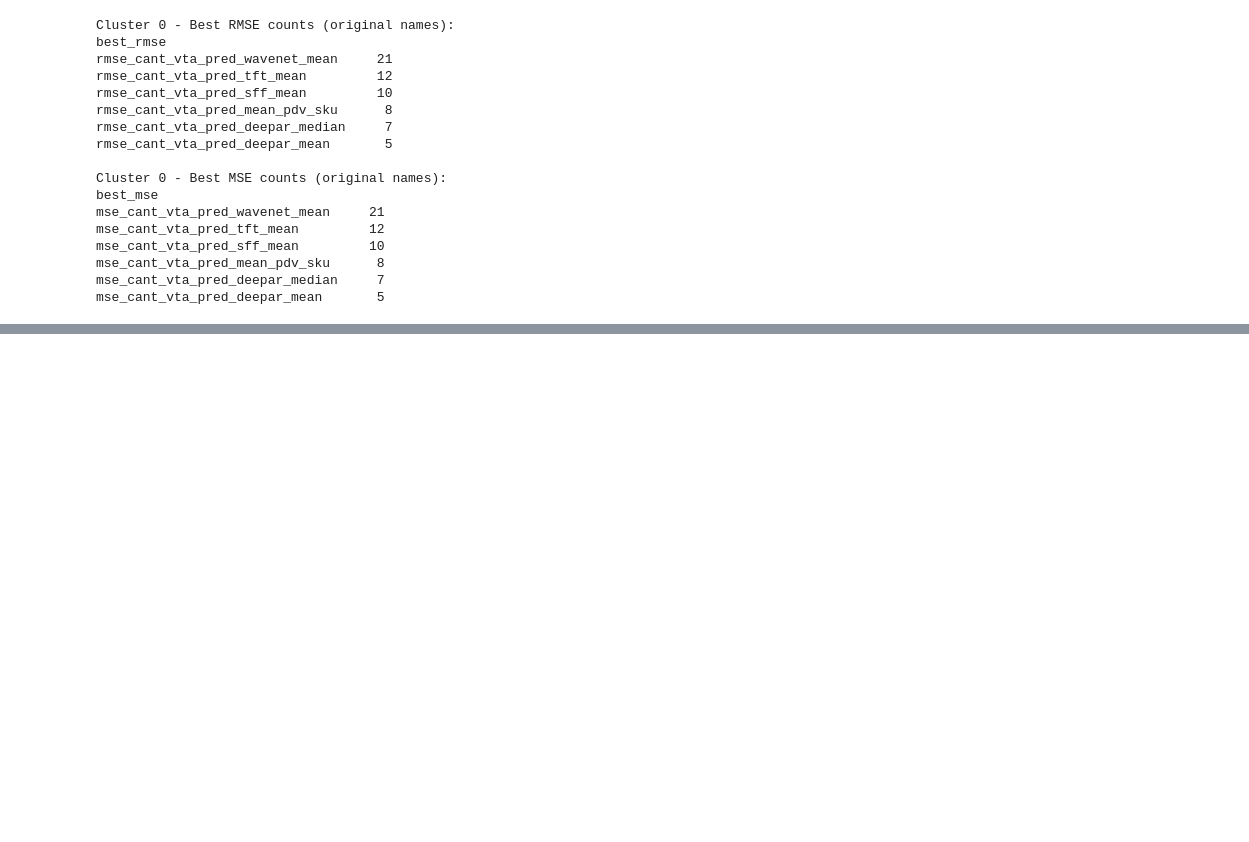
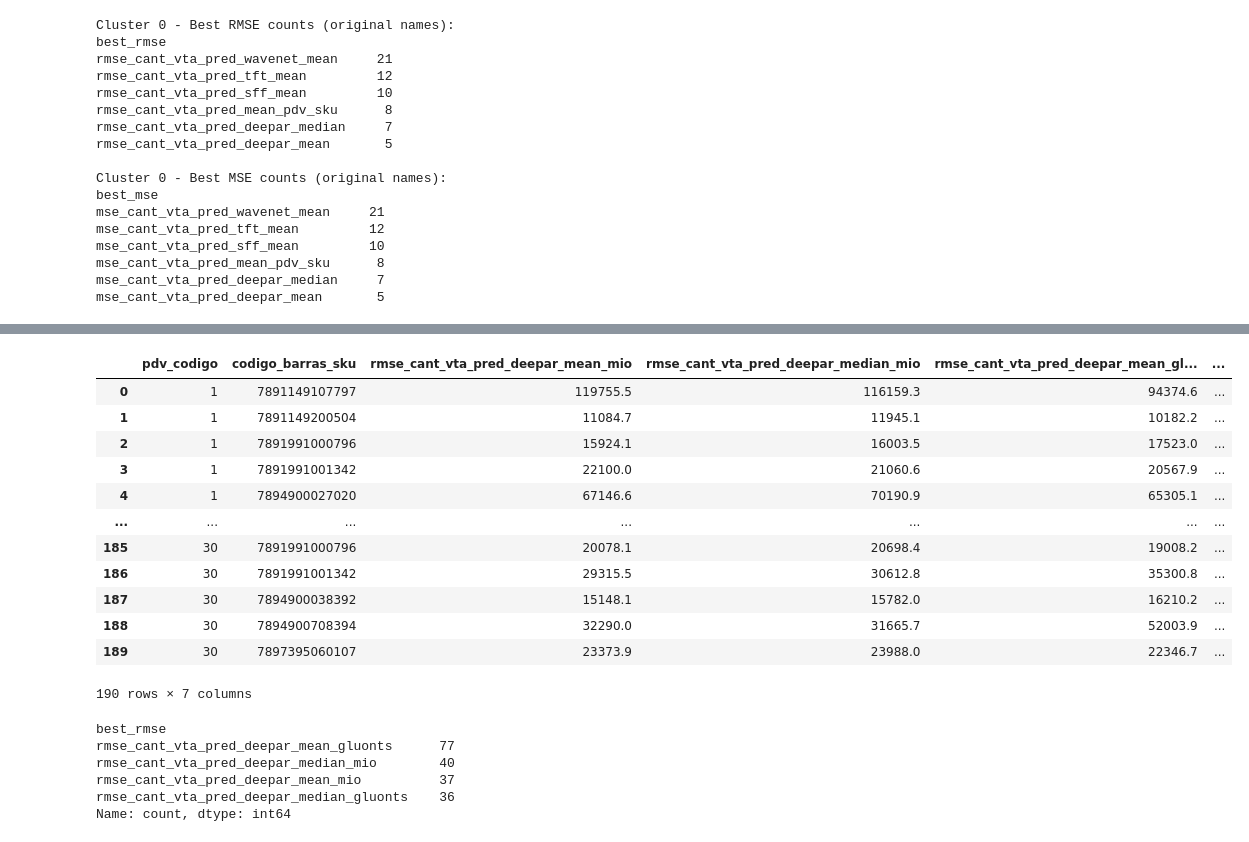
Before and after one commit to SantiagoRomanoOddone/MasterThesis, a Jupyter notebook: metrics/metric_evaluation.ipynb, the cells around one changed output, grey strips where cells are left out. Saved outputs shown, nothing was run; the diff lists cells and outputs as text; code cells hidden in the pictures; blank space fills up the shorter version.

```diff
--- a/metrics/metric_evaluation.ipynb
+++ b/metrics/metric_evaluation.ipynb
@@ -738,0 +799,33 @@ mse_cant_vta_pred_deepar_mean       5
+# %%
+def create_summary_dataframe(summary_df):
+
+    rmse_columns = [col for col in summary_df.columns if col.startswith('rmse_')]
+    summary_df['best_rmse'] = summary_df[rmse_columns].idxmin(axis=1)
+
+    return summary_df
+# %%
+summary_1 = create_summary_dataframe(test_1)
+summary_1
+# %% [output]
+|  | pdv_codigo | codigo_barras_sku | rmse_cant_vta_pred_deepar_mean_mio | rmse_cant_vta_pred_deepar_median_mio | rmse_cant_vta_pred_deepar_mean_gl... | ... |
+| 0 | 1 | 7891149107797 | 119755.5 | 116159.3 | 94374.6 | ... |
+| 1 | 1 | 7891149200504 | 11084.7 | 11945.1 | 10182.2 | ... |
+| 2 | 1 | 7891991000796 | 15924.1 | 16003.5 | 17523.0 | ... |
+| 3 | 1 | 7891991001342 | 22100.0 | 21060.6 | 20567.9 | ... |
+| 4 | 1 | 7894900027020 | 67146.6 | 70190.9 | 65305.1 | ... |
+| ... | ... | ... | ... | ... | ... | ... |
+| 185 | 30 | 7891991000796 | 20078.1 | 20698.4 | 19008.2 | ... |
+| 186 | 30 | 7891991001342 | 29315.5 | 30612.8 | 35300.8 | ... |
+| 187 | 30 | 7894900038392 | 15148.1 | 15782.0 | 16210.2 | ... |
+| 188 | 30 | 7894900708394 | 32290.0 | 31665.7 | 52003.9 | ... |
+| 189 | 30 | 7897395060107 | 23373.9 | 23988.0 | 22346.7 | ... |
+190 rows × 7 columns
+# %%
+summary_1['best_rmse'].value_counts()
+# %% [output]
+best_rmse
+rmse_cant_vta_pred_deepar_mean_gluonts      77
+rmse_cant_vta_pred_deepar_median_mio        40
+rmse_cant_vta_pred_deepar_mean_mio          37
+rmse_cant_vta_pred_deepar_median_gluonts    36
+Name: count, dtype: int64
```
Also changed, not shown: parts of 5 cells of this notebook, 1 other file.
